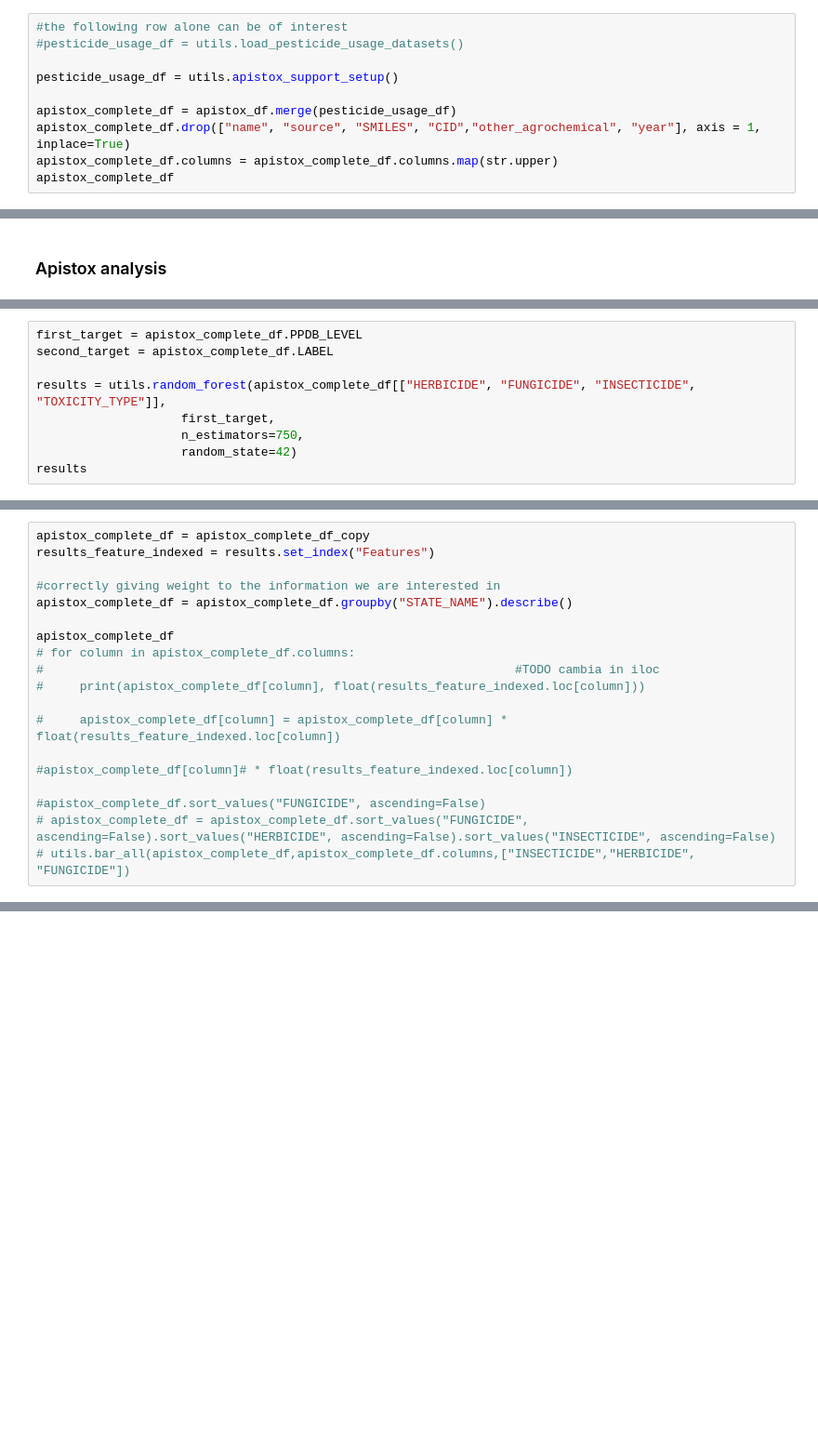
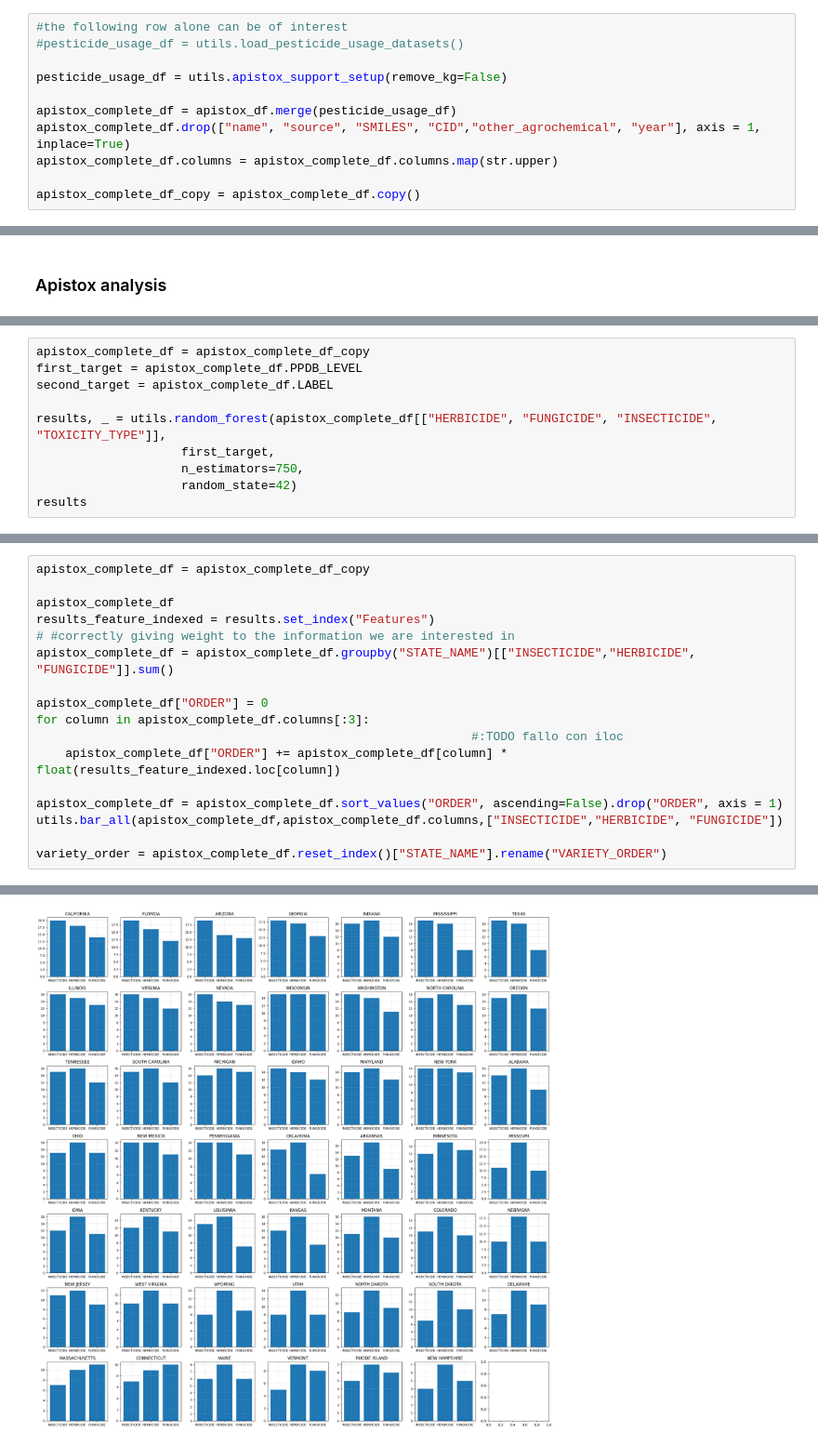
Before and after one commit to Ddav3/Bees_production_analysis, a Jupyter notebook: honey_production.ipynb, the cells around one changed output, grey strips where cells are left out. Shown at 93% size. Cells and saved outputs as stored; diff of their text form; blank space fills up the shorter version.

Commit message:
completed apistox_analysis for part 2

```diff
--- a/honey_production.ipynb
+++ b/honey_production.ipynb
@@ -186,11 +186,12 @@ Number of rows with null/NaN: 0
 #the following row alone can be of interest
 #pesticide_usage_df = utils.load_pesticide_usage_datasets()
 
-pesticide_usage_df = utils.apistox_support_setup()
+pesticide_usage_df = utils.apistox_support_setup(remove_kg=False)
 
 apistox_complete_df = apistox_df.merge(pesticide_usage_df)
 apistox_complete_df.drop(["name", "source", "SMILES", "CID","other_agrochemical", "year"], axis = 1, inplace=True)
 apistox_complete_df.columns = apistox_complete_df.columns.map(str.upper)
-apistox_complete_df
+
+apistox_complete_df_copy = apistox_complete_df.copy()
 # %% [output]
  pesticide_usage_df (107742, 6) : Done!
@@ -236,8 +222,9 @@ Number of rows with null/NaN: 0
 # %%
+apistox_complete_df = apistox_complete_df_copy
 first_target = apistox_complete_df.PPDB_LEVEL
 second_target = apistox_complete_df.LABEL
 
-results = utils.random_forest(apistox_complete_df[["HERBICIDE", "FUNGICIDE", "INSECTICIDE", "TOXICITY_TYPE"]],
+results, _ = utils.random_forest(apistox_complete_df[["HERBICIDE", "FUNGICIDE", "INSECTICIDE", "TOXICITY_TYPE"]],
                     first_target,
                     n_estimators=750,
                     random_state=42)
@@ -255,21 +240,19 @@ Classification Results:
 | 5 | TOXICITY_TYPE_Other | 0.019312 |
 # %%
 apistox_complete_df = apistox_complete_df_copy
-results_feature_indexed = results.set_index("Features")
-
-#correctly giving weight to the information we are interested in
-apistox_complete_df = apistox_complete_df.groupby("STATE_NAME").describe()
 
 apistox_complete_df
-# for column in apistox_complete_df.columns:
-#                                                                 #TODO cambia in iloc
-#     print(apistox_complete_df[column], float(results_feature_indexed.loc[column]))
+results_feature_indexed = results.set_index("Features")
+# #correctly giving weight to the information we are interested in
+apistox_complete_df = apistox_complete_df.groupby("STATE_NAME")[["INSECTICIDE","HERBICIDE", "FUNGICIDE"]].sum()
 
-#     apistox_complete_df[column] = apistox_complete_df[column] * float(results_feature_indexed.loc[column])
+apistox_complete_df["ORDER"] = 0
+for column in apistox_complete_df.columns[:3]:
+                                                            #:TODO fallo con iloc
+    apistox_complete_df["ORDER"] += apistox_complete_df[column] * float(results_feature_indexed.loc[column])
 
-#apistox_complete_df[column]# * float(results_feature_indexed.loc[column])
+apistox_complete_df = apistox_complete_df.sort_values("ORDER", ascending=False).drop("ORDER", axis = 1)
+utils.bar_all(apistox_complete_df,apistox_complete_df.columns,["INSECTICIDE","HERBICIDE", "FUNGICIDE"])
 
-#apistox_complete_df.sort_values("FUNGICIDE", ascending=False)
-# apistox_complete_df = apistox_complete_df.sort_values("FUNGICIDE", ascending=False).sort_values("HERBICIDE", ascending=False).sort_values("INSECTICIDE", ascending=False)
-# utils.bar_all(apistox_complete_df,apistox_complete_df.columns,["INSECTICIDE","HERBICIDE", "FUNGICIDE"])
+variety_order = apistox_complete_df.reset_index()["STATE_NAME"].rename("VARIETY_ORDER")
 # %% [output]
@@ -295,0 +259 @@ apistox_complete_df
+[figure, added]
```
Also changed, not shown: parts of 13 cells of this notebook, 1 other file.
